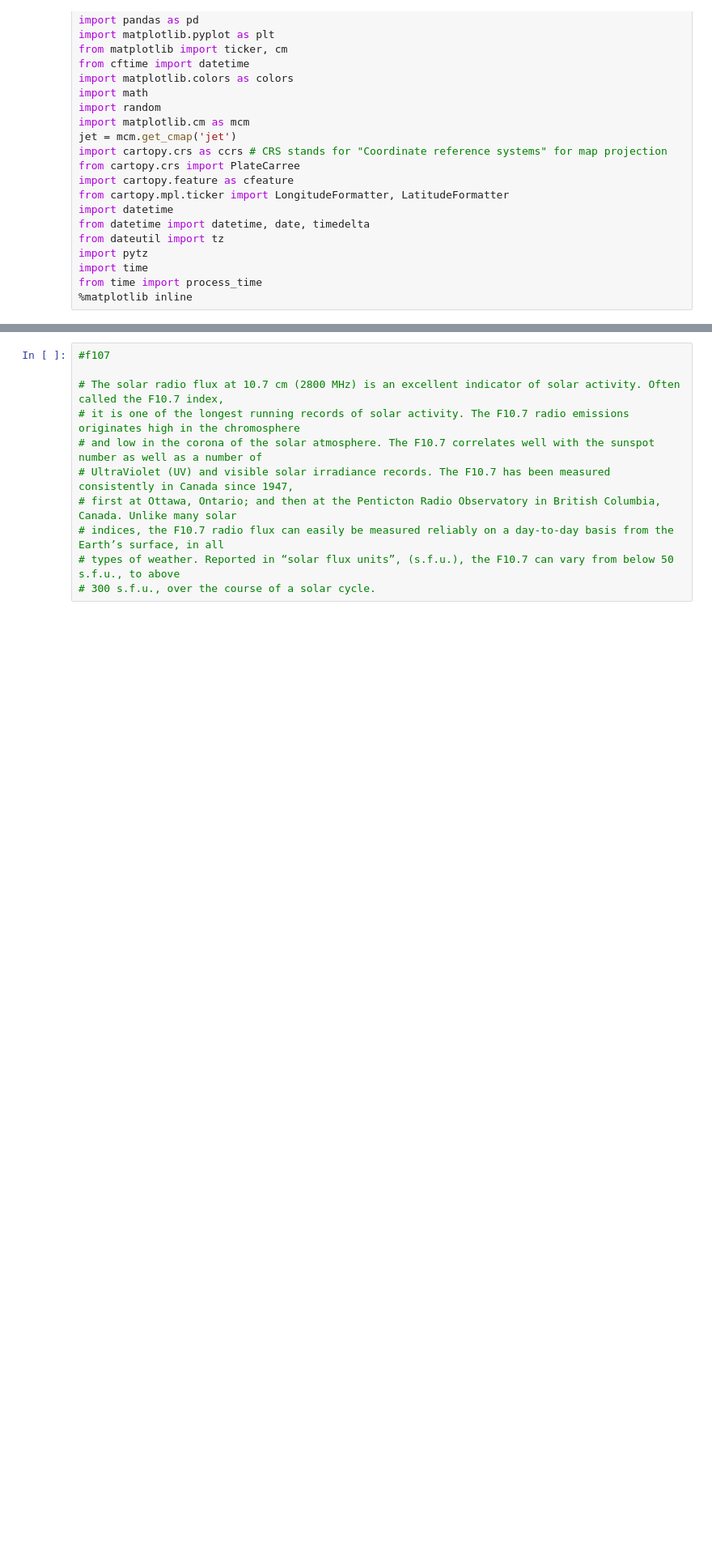
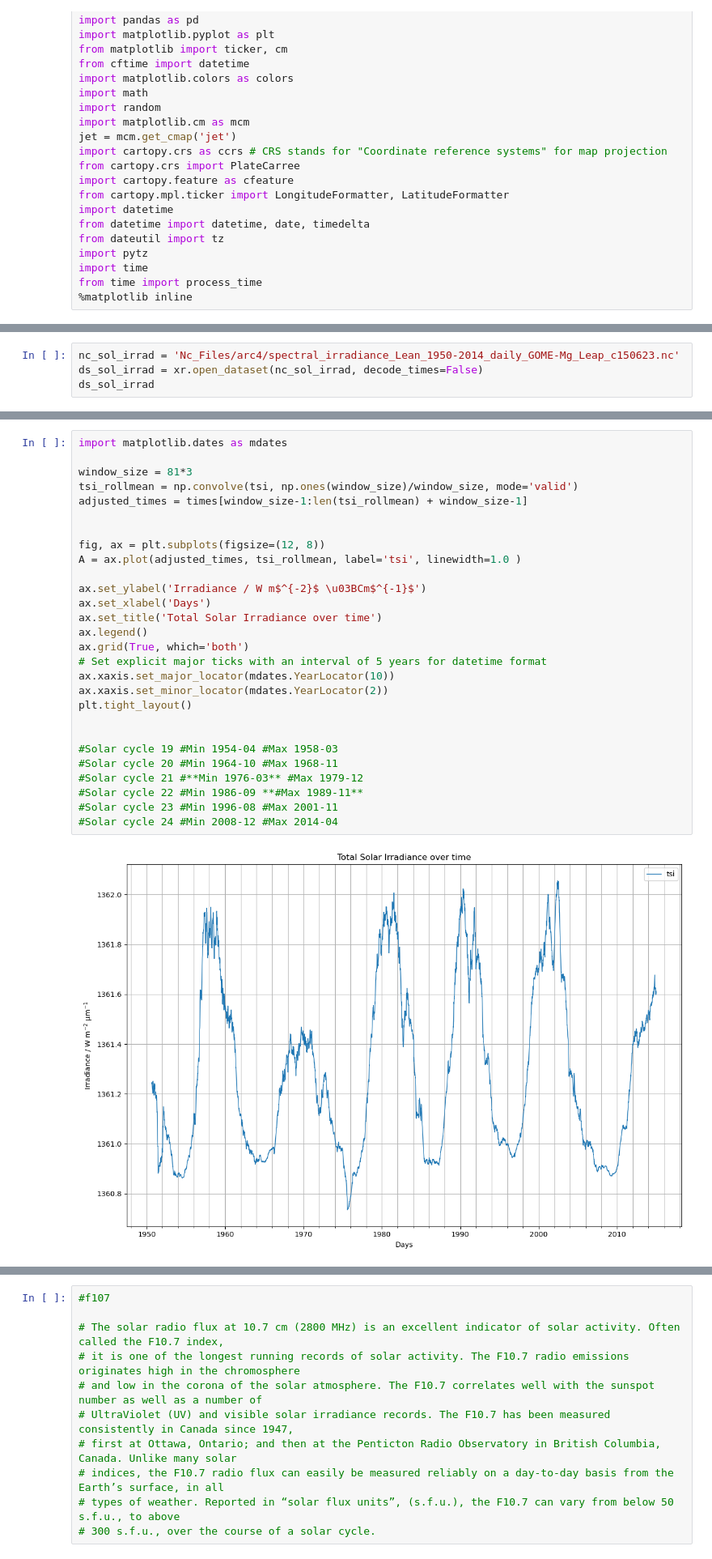
Before and after one commit to tashaay/SpE_Identification_Notebooks, a Jupyter notebook: Solar Irradiance.ipynb, the cells around one changed output, grey strips where cells are left out. Shown at 81% size. Drawn from its saved outputs; the diff is of its cells as text; blank space fills up the shorter version.

```diff
--- a/Solar Irradiance.ipynb
+++ b/Solar Irradiance.ipynb
@@ -26,0 +158,4 @@ from time import process_time
+# %%
+nc_sol_irrad = 'Nc_Files/arc4/spectral_irradiance_Lean_1950-2014_daily_GOME-Mg_Leap_c150623.nc'
+ds_sol_irrad = xr.open_dataset(nc_sol_irrad, decode_times=False)
+ds_sol_irrad
@@ -26,0 +300,30 @@ from time import process_time
+# %%
+import matplotlib.dates as mdates
+
+window_size = 81*3
+tsi_rollmean = np.convolve(tsi, np.ones(window_size)/window_size, mode='valid')
+adjusted_times = times[window_size-1:len(tsi_rollmean) + window_size-1]
+
+
+fig, ax = plt.subplots(figsize=(12, 8))
+A = ax.plot(adjusted_times, tsi_rollmean, label='tsi', linewidth=1.0 )
+
+ax.set_ylabel('Irradiance / W m$^{-2}$ \u03BCm$^{-1}$')
+ax.set_xlabel('Days')
+ax.set_title('Total Solar Irradiance over time')
+ax.legend()
+ax.grid(True, which='both')
+# Set explicit major ticks with an interval of 5 years for datetime format
+ax.xaxis.set_major_locator(mdates.YearLocator(10))
+ax.xaxis.set_minor_locator(mdates.YearLocator(2))
+plt.tight_layout()
+
+
+#Solar cycle 19 #Min 1954-04 #Max 1958-03
+#Solar cycle 20 #Min 1964-10 #Max 1968-11
+#Solar cycle 21 #**Min 1976-03** #Max 1979-12
+#Solar cycle 22 #Min 1986-09 **#Max 1989-11**
+#Solar cycle 23 #Min 1996-08 #Max 2001-11
+#Solar cycle 24 #Min 2008-12 #Max 2014-04
+# %% [output]
+[figure, added]
```
Also changed, not shown: parts of 26 cells of this notebook, 12 other files.
